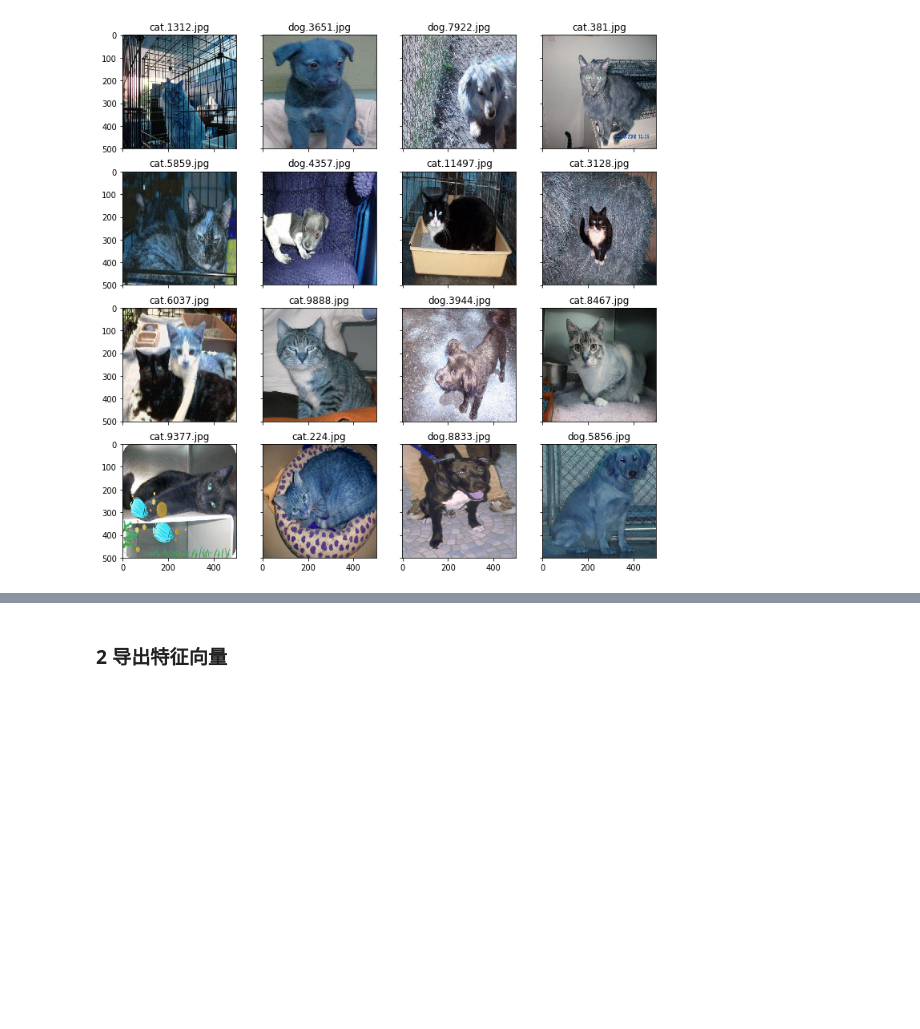
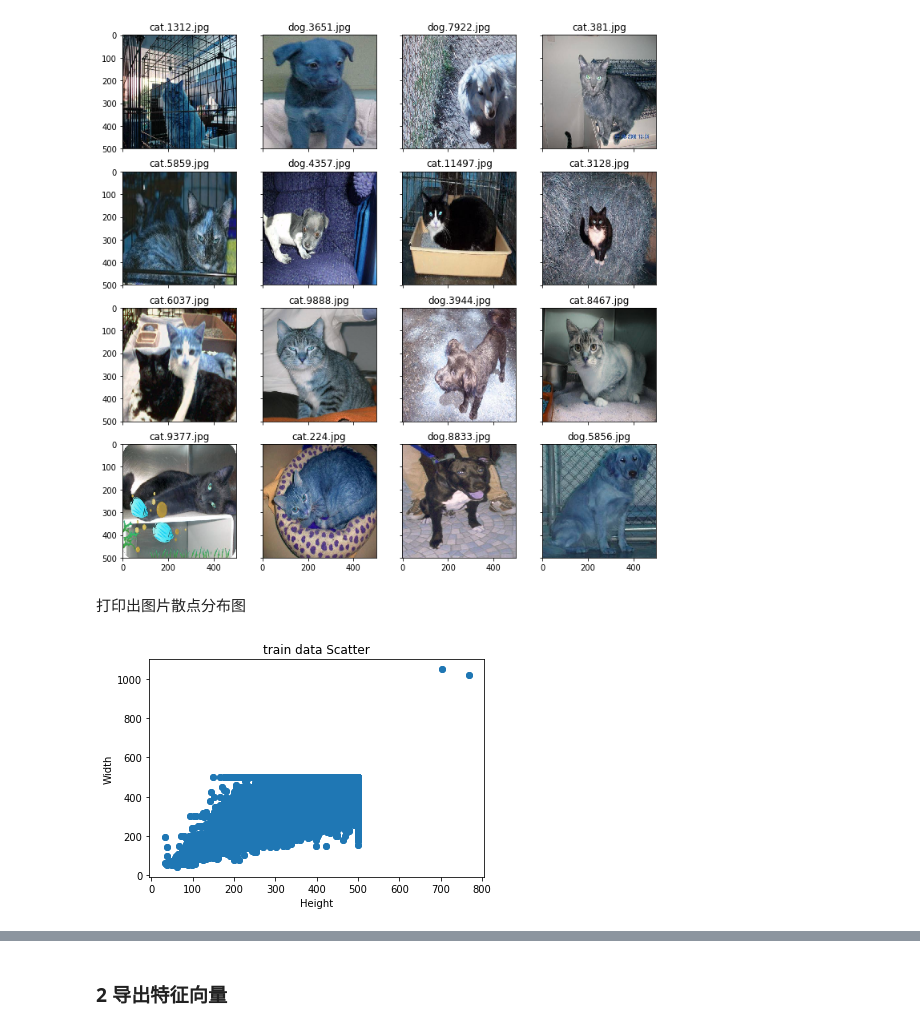
Before and after one commit to euii/capstone, a Jupyter notebook: dog_vs_cat/dog_vs_cat.ipynb, the cells around one changed output, grey strips where cells are left out. Cells and saved outputs as stored; diff of their text form; code cells hidden in the pictures; blank space fills up the shorter version.

```diff
--- a/dog_vs_cat/dog_vs_cat.ipynb
+++ b/dog_vs_cat/dog_vs_cat.ipynb
@@ -54,6 +54,7 @@ def create_dir(dir_path):
 def remove_dir(dir_path):
     cmd = "rm -rf " + dir_path
     os.system(cmd)
+    print(cmd)
 
 def create_symlink(ori_path,tar_apth):
     cmd = "ln -s " + ori_path + ' ' + tar_apth
@@ -64,5 +65,14 @@ def process_train_data(data_list, org_path, tar_path):
     create_dir(tar_path)
     for img in tqdm(data_list):
         create_symlink(org_path + img,tar_path + img)
+
+def read_path_data(dir_path):
+    '''读取指定目录数据到内存'''
+    files = os.listdir(dir_path)
+    full_path_data = []
+    for item in files:
+        full_path_data.append(dir_path+item)
+
+    return full_path_data
 # %%
 cat, dog = sort_img(ORG_TRAIN_DIR) #分别建立猫狗数据
@@ -98,3 +109,28 @@ for i in range(4):
         ax[i,j].imshow(img)
 # %% [output]
 [figure]
+# %% [markdown]
+打印出图片散点分布图
+# %%
+def get_data_shape(files):
+    '''取到数据的尺寸'''
+    shape_list = []
+    for item in files:
+        img = cv2.imread(item)
+        shape_list.append([img.shape[0],img.shape[1]])
+    return (shape_list)
+
+
+shape_list = get_data_shape(train_data)
+# %%
+x_index = [i[0] for i in shape_list]
+y_index = [i[1] for i in shape_list]
+
+plt.title('train data Scatter')
+plt.scatter(x_index,y_index)
+plt.xlabel('Height')
+plt.ylabel('Width')
+plt.plot(x_index,y_index,'o')
+plt.show()
+# %% [output]
+[figure, added]
```
Also changed, not shown: parts of 28 cells of this notebook, 3 other files.
